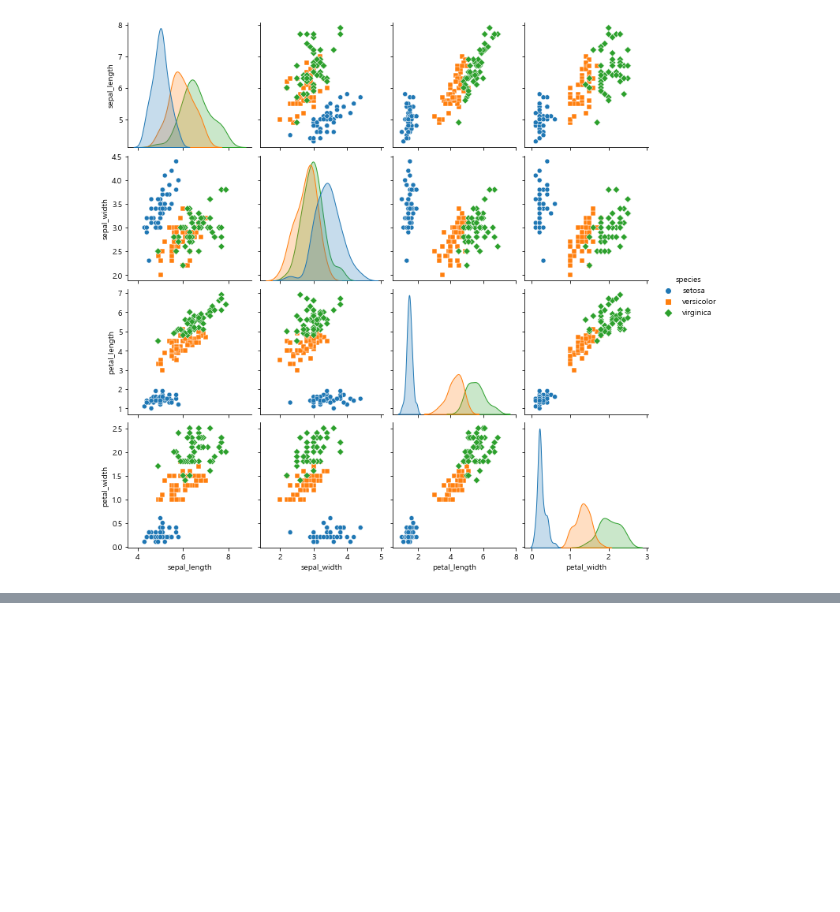
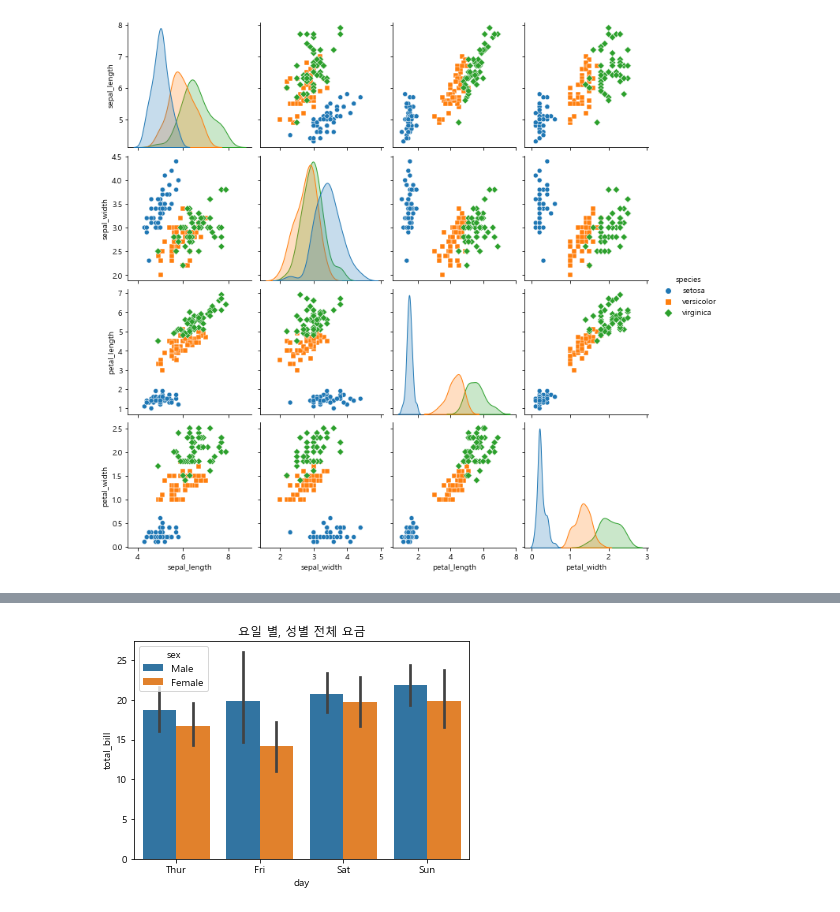
Before and after one commit to youngin0221/Data-Analysis-2021-2, a Jupyter notebook: 03.Visualization/05_Seaborn시각화.ipynb, the cells around one changed output, grey strips where cells are left out. Cells and saved outputs as stored; diff of their text form; code cells hidden in the pictures; blank space fills up the shorter version.

```diff
--- a/03.Visualization/05_Seaborn시각화.ipynb
+++ b/03.Visualization/05_Seaborn시각화.ipynb
@@ -43,0 +62,8 @@ plt.show()
+# %%
+sns.barplot(x="day", y="total_bill", hue="sex", data=tips)   # hue : 두 가지 카테고리 값에 의한 실수 값의 변화를 보기위해 사용ns.barplot(x="day", y="total_bill", hue="sex", data=tips)   # hue : 두 가지 카테고리 값에 의한 실수 값의 변화를 보기위해 사용
+plt.title("요일 별, 성별 전체 요금")
+plt.show()
+plt.title("요일 별, 성별 전체 요금")
+plt.show()
+# %% [output]
+[figure, added]
```
Also changed, not shown: parts of 7 cells of this notebook, 1 other file.
